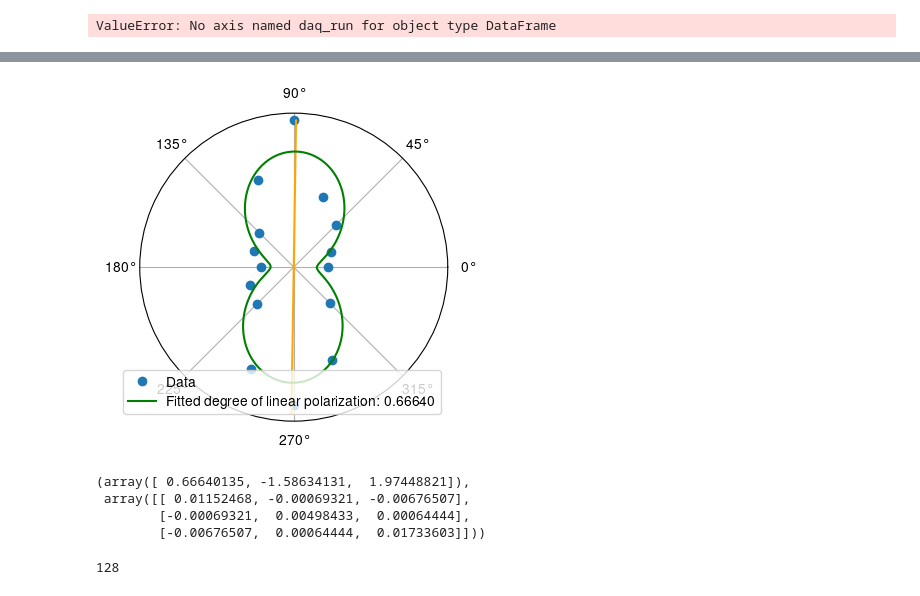
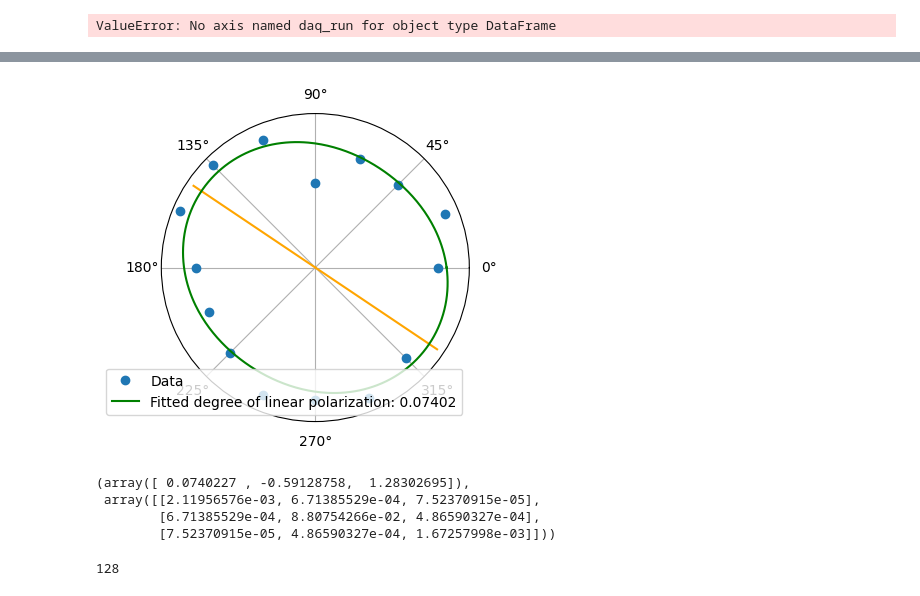
Before and after one commit to XAC-CFEL/PolScope, a Jupyter notebook: test.ipynb, the cells around one changed output, grey strips where cells are left out. Drawn from its saved outputs; the diff is of its cells as text; code cells hidden in the pictures.

```diff
--- a/test.ipynb
+++ b/test.ipynb
@@ -22,7 +22,7 @@ mpl.rcParams.update({
 # %%
 importlib.reload(ToFPipeline)
 ToFPipeline.GlobalConfig.load("ToFPipeline/config.yaml")
-runNo=1999
+runNo=2119
 # %%
 raw = """
 > |Photon Energy|daq_run|Ugap|Ushift
@@ -159,8 +159,8 @@ raw = """
 data = ToFPipeline.NXSLoader("data").load(runNumbers=[runNo]).defaultPreprocessing(baselineRegion=[1800,1850])
 # %%
 #%matplotlib widget
-results = ToFPipeline.PeakFinder(data.data).stack().normalize().smooth(windowSize=3).process(threshold=0.01,peakNo=1,roi=[0,200],minWidth=False,symmetric=False).dataframe()
-results.results["pos"] = results.results["pos"]# + 200
-results.fitGaussians(useUpperHalf=False,multiGauss=[3,1],roiWidthMultiplier=2.0)
-results.plotSingle(ToF=1,logScale=False,xmin=0,xmax=120,figsize=(4,5),showGaussianFit=True)
+results = ToFPipeline.PeakFinder(data.data).stack().normalize().smooth(windowSize=7).process(threshold=0.01,peakNo=1,roi=[0,500],minWidth=False,symmetric=False,slopeLength=5,maxSlope=0).dataframe()
+results.results["pos"] = results.results["pos"] + 0
+#results.fitGaussians(useUpperHalf=False,multiGauss=[3,1],roiWidthMultiplier=2.0)
+results.plotSingle(ToF=1,logScale=False,xmin=250,xmax=400,figsize=(4,5),showGaussianFit=False)
 # %% [output]
@@ -261,9 +281,9 @@ merged["Transmission coefficent"] = computeCorr(
 corr_calc = merged[merged['peakNo']==0][["detector","Photon Energy","Transmission coefficent"]].reset_index()
 # %%
 importlib.reload(ToFPipeline)
-ToFPipeline.GlobalConfig.load("config.yaml")
+ToFPipeline.GlobalConfig.load("ToFPipeline/config.yaml")
 # %%
 beta=2
-calib = ToFPipeline.Calibrate(results.results).transmission(peakNo=1,setBeta=beta,setPlin=0.00,setPhi=0).transmissionParam
-ToFPipeline.Fitter(results.results).pol(transParam=calib,peakNo=1,beta=beta)
+calib = ToFPipeline.Calibrate(results.results).transmission(peakNo=1,setBeta=beta,setPlin=0.00,setPhi=0,intMethod="height").transmissionParam
+ToFPipeline.Fitter(results.results).pol(transParam=calib,peakNo=1,beta=beta,intMethod="height")
 # %% [output]
@@ -421,16 +438,16 @@ plt.show()
 # %%
 import pandas as pd
-data = ToFPipeline.NXSLoader("data").load(runNumbers=[2167]).defaultPreprocessing(baselineRegion=[0,10])
+data = ToFPipeline.NXSLoader("data").load(runNumbers=[2126]).defaultPreprocessing(baselineRegion=[0,10])
 results = ToFPipeline.PeakFinder(data.data).stack().normalize().smooth(windowSize=5).process(threshold=0.01,peakNo=1,roi=[0,500],minWidth=False,symmetric=False).dataframe()#.plot(logScale=False,xmin=0,xmax=500)
 ToFPipeline.AuxFunc(results.results).addData(data.angles, key="Angles", axis="detector")
-results.results["Photon Energy"] = 1200
-ToFPipeline.Fitter(results.results).pol(transParam=calib,peakNo=1,beta=2)
+results.results["Photon Energy"] = 1000
+ToFPipeline.Fitter(results.results).pol(transParam=calib,peakNo=1,beta=2,intMethod="height")
 # %% [output]
-[figure, old version]
+[figure, new version]
-(array([ 0.66640135, -1.58634131,  1.97448821]),
- array([[ 0.01152468, -0.00069321, -0.00676507],
-        [-0.00069321,  0.00498433,  0.00064444],
-        [-0.00676507,  0.00064444,  0.01733603]]))
+(array([ 0.0740227 , -0.59128758,  1.28302695]),
+ array([[2.11956576e-03, 6.71385529e-04, 7.52370915e-05],
+        [6.71385529e-04, 8.80754266e-02, 4.86590327e-04],
+        [7.52370915e-05, 4.86590327e-04, 1.67257998e-03]]))
 # %%
 len(rawdf)
 # %% [output]
```
Also changed, not shown: parts of 14 cells of this notebook, 4 other files.
